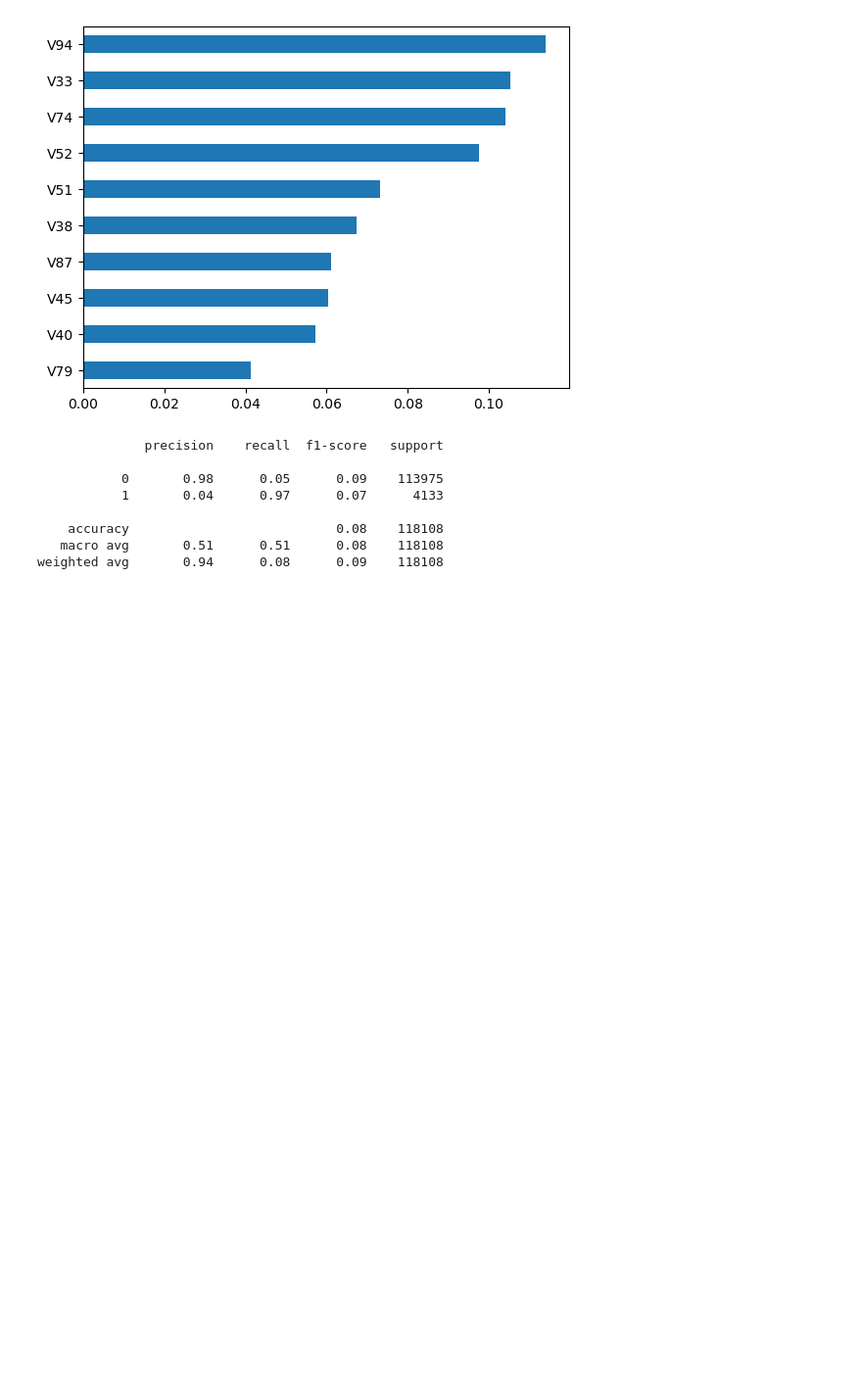
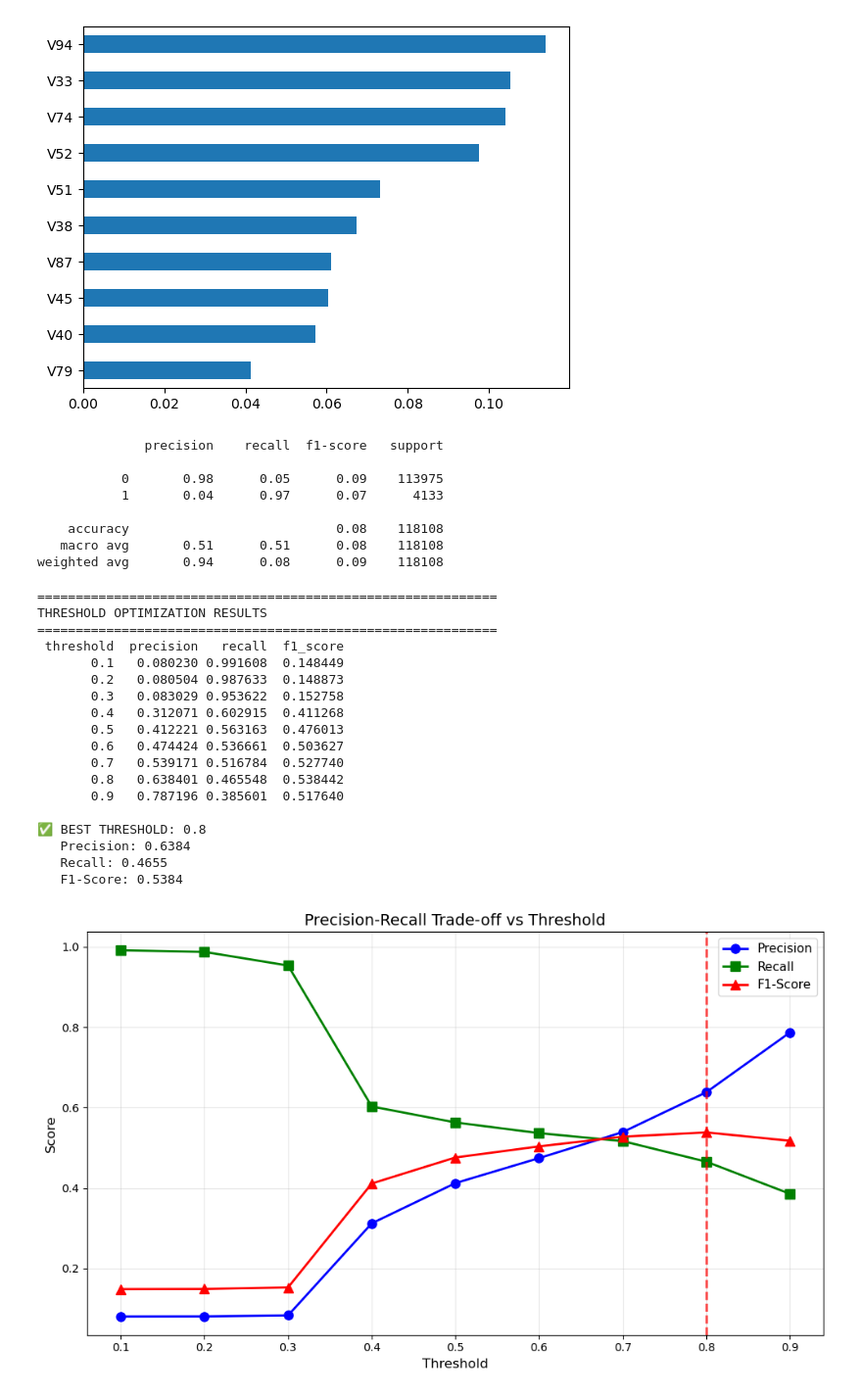
Before and after one commit to JerickAng/Big-Data-Fraud-Detection, a Jupyter notebook: notebooks/eda_preprocessing.ipynb, the cells around one changed output. Shown at 98% size. Saved outputs shown, nothing was run; the diff lists cells and outputs as text; code cells hidden in the pictures; blank space fills up the shorter version.

```diff
--- a/notebooks/eda_preprocessing.ipynb
+++ b/notebooks/eda_preprocessing.ipynb
@@ -236,0 +353,64 @@ weighted avg       0.94      0.08      0.09    118108
+# %%
+
+# FIND OPTIMAL THRESHOLD
+
+
+thresholds = [0.1, 0.2, 0.3, 0.4, 0.5, 0.6, 0.7, 0.8, 0.9]
+results = []
+
+for threshold in thresholds:
+    y_pred_adj = (y_prob_nn > threshold).astype(int)
+    p, r, f, _ = precision_recall_fscore_support(y_test, y_pred_adj, average='binary')
+    results.append({
+        'threshold': threshold,
+        'precision': p,
+        'recall': r,
+        'f1_score': f
+    })
+
+results_df = pd.DataFrame(results)
+print("\n" + "=" * 60)
+print("THRESHOLD OPTIMIZATION RESULTS")
+print("=" * 60)
+print(results_df.to_string(index=False))
+
+# Find best threshold
+best = results_df.loc[results_df['f1_score'].idxmax()]
+print(f"\n✅ BEST THRESHOLD: {best['threshold']}")
+print(f"   Precision: {best['precision']:.4f}")
+print(f"   Recall: {best['recall']:.4f}")
+print(f"   F1-Score: {best['f1_score']:.4f}")
+
+# Plot threshold vs metrics
+plt.figure(figsize=(10, 6))
+plt.plot(thresholds, results_df['precision'], 'b-o', label='Precision', linewidth=2, markersize=8)
+plt.plot(thresholds, results_df['recall'], 'g-s', label='Recall', linewidth=2, markersize=8)
+plt.plot(thresholds, results_df['f1_score'], 'r-^', label='F1-Score', linewidth=2, markersize=8)
+plt.xlabel('Threshold', fontsize=12)
+plt.ylabel('Score', fontsize=12)
+plt.title('Precision-Recall Trade-off vs Threshold', fontsize=14)
+plt.legend(fontsize=11)
+plt.grid(True, alpha=0.3)
+plt.axvline(x=best['threshold'], color='red', linestyle='--', alpha=0.7, linewidth=2)
+plt.tight_layout()
+plt.show()
+# %% [output]
+============================================================
+THRESHOLD OPTIMIZATION RESULTS
+============================================================
+ threshold  precision   recall  f1_score
+       0.1   0.080230 0.991608  0.148449
+       0.2   0.080504 0.987633  0.148873
+       0.3   0.083029 0.953622  0.152758
+       0.4   0.312071 0.602915  0.411268
+       0.5   0.412221 0.563163  0.476013
+       0.6   0.474424 0.536661  0.503627
+       0.7   0.539171 0.516784  0.527740
+       0.8   0.638401 0.465548  0.538442
+       0.9   0.787196 0.385601  0.517640
+
+✅ BEST THRESHOLD: 0.8
+   Precision: 0.6384
+   Recall: 0.4655
+   F1-Score: 0.5384
+[figure, added]
```
Also changed, not shown: parts of 6 cells of this notebook, 2 other files.
